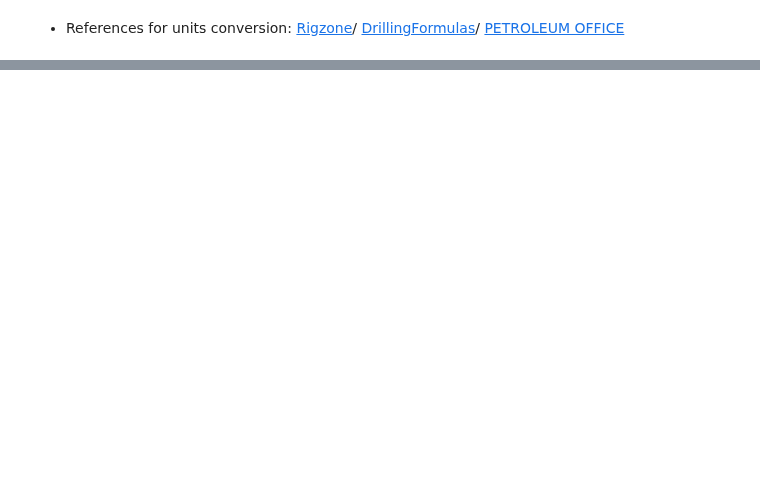
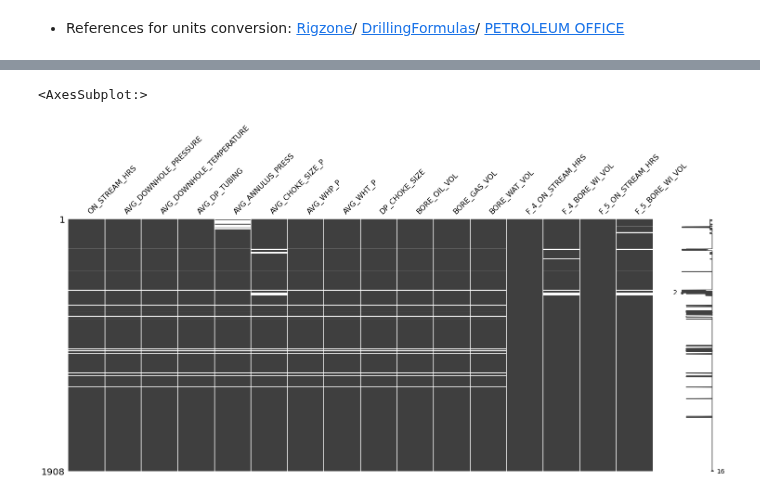
Before and after one commit to ashrafalaghbari/GA-TCN-LSTM, a Jupyter notebook: EDA.ipynb, the cells around one changed output, grey strips where cells are left out. Drawn from its saved outputs; the diff is of its cells as text; code cells hidden in the pictures; blank space fills up the shorter version.

```diff
--- a/EDA.ipynb
+++ b/EDA.ipynb
@@ -475,0 +262,5 @@ from
+# %%
+msno.matrix(df)
+# %% [output]
+<AxesSubplot:>
+[figure, added]
```
Also changed, not shown: parts of 63 cells of this notebook.
